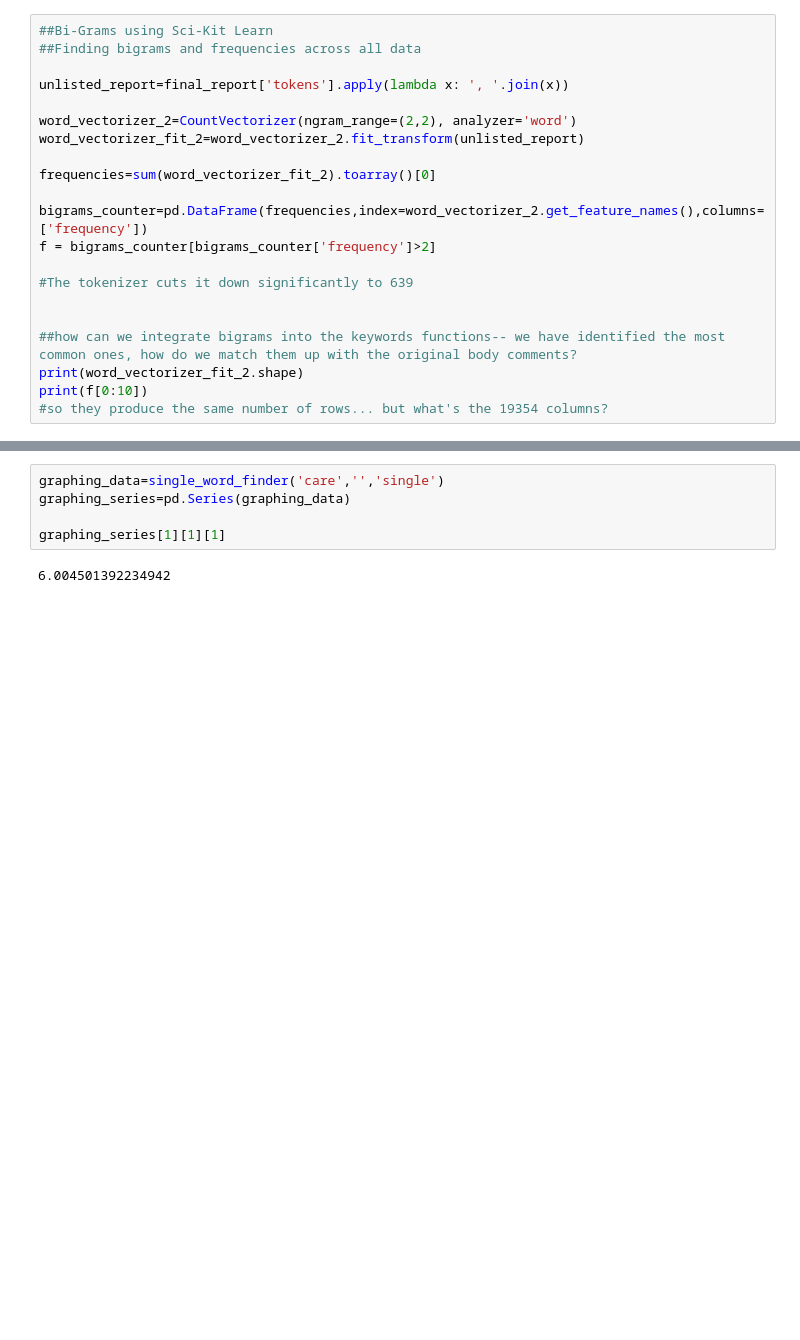
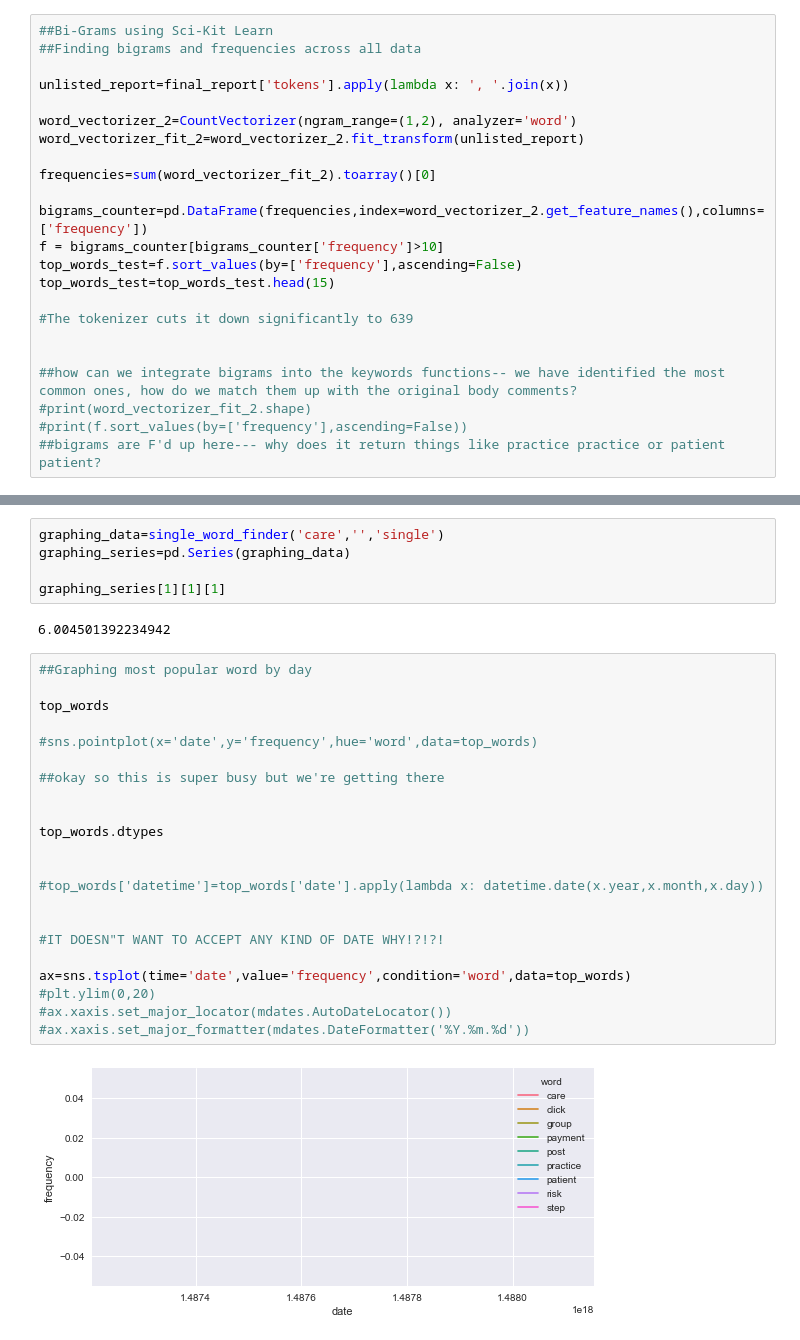
Before and after one commit to mjbrienza/Text-Analytics, a Jupyter notebook: TextAnalysis_1013.ipynb, the cells around one changed output, grey strips where cells are left out. Drawn from its saved outputs; the diff is of its cells as text; blank space fills up the shorter version.

Commit message:
Adding an almost dope frequency over time graph

```diff
--- a/TextAnalysis_1013.ipynb
+++ b/TextAnalysis_1013.ipynb
@@ -157,18 +158,20 @@ final_report['tokens'] = final_report['Body'].map(tokenizer)
 
 unlisted_report=final_report['tokens'].apply(lambda x: ', '.join(x))
 
-word_vectorizer_2=CountVectorizer(ngram_range=(2,2), analyzer='word')
+word_vectorizer_2=CountVectorizer(ngram_range=(1,2), analyzer='word')
 word_vectorizer_fit_2=word_vectorizer_2.fit_transform(unlisted_report)
 
 frequencies=sum(word_vectorizer_fit_2).toarray()[0]
 
 bigrams_counter=pd.DataFrame(frequencies,index=word_vectorizer_2.get_feature_names(),columns=['frequency'])
-f = bigrams_counter[bigrams_counter['frequency']>2]
+f = bigrams_counter[bigrams_counter['frequency']>10]
+top_words_test=f.sort_values(by=['frequency'],ascending=False)
+top_words_test=top_words_test.head(15)
 
 #The tokenizer cuts it down significantly to 639
 
 
 ##how can we integrate bigrams into the keywords functions-- we have identified the most common ones, how do we match them up with the original body comments?
-print(word_vectorizer_fit_2.shape)
-print(f[0:10])
-#so they produce the same number of rows... but what's the 19354 columns?
+#print(word_vectorizer_fit_2.shape)
+#print(f.sort_values(by=['frequency'],ascending=False))
+##bigrams are F'd up here--- why does it return things like practice practice or patient patient?
@@ -451,3 +521,27 @@ graphing_series=pd.Series(graphing_data)
 graphing_series[1][1][1]
 # %% [output]
 6.004501392234942
+# %%
+##Graphing most popular word by day
+
+top_words
+
+#sns.pointplot(x='date',y='frequency',hue='word',data=top_words)
+
+##okay so this is super busy but we're getting there
+
+
+top_words.dtypes
+
+
+#top_words['datetime']=top_words['date'].apply(lambda x: datetime.date(x.year,x.month,x.day))
+
+
+#IT DOESN"T WANT TO ACCEPT ANY KIND OF DATE WHY!?!?!
+
+ax=sns.tsplot(time='date',value='frequency',condition='word',data=top_words)
+#plt.ylim(0,20)
+#ax.xaxis.set_major_locator(mdates.AutoDateLocator())
+#ax.xaxis.set_major_formatter(mdates.DateFormatter('%Y.%m.%d'))
+# %% [output]
+[figure, added]
```
Also changed, not shown: parts of 5 cells of this notebook.
